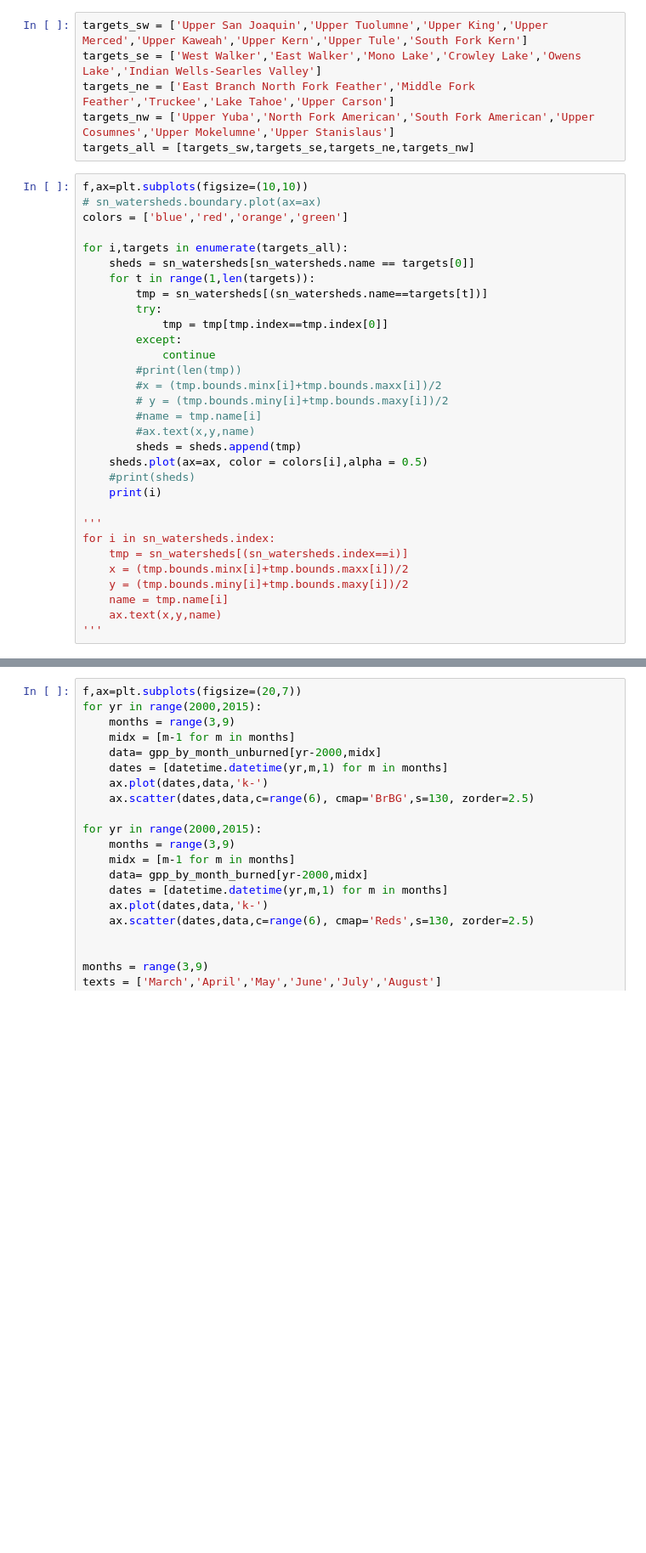
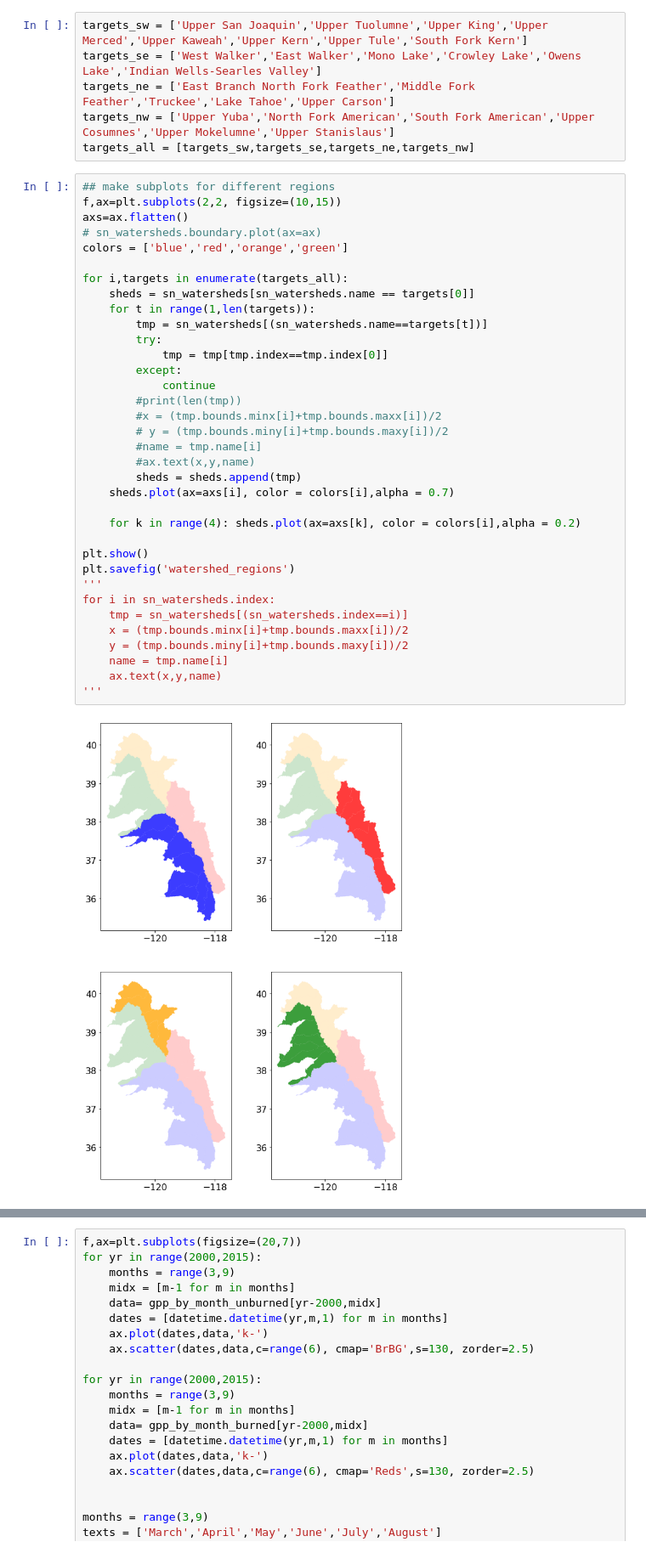
Before and after one commit to mariannecowherd/pe_snow_fires, a Jupyter notebook: scripts/avhrr_ndvi.ipynb, the cells around one changed output, grey strips where cells are left out. Shown at 85% size. Cells and saved outputs as stored; diff of their text form; blank space fills up the shorter version.

```diff
--- a/scripts/avhrr_ndvi.ipynb
+++ b/scripts/avhrr_ndvi.ipynb
@@ -56,34 +56,39 @@ targets_ne = ['East Branch North Fork Feather','Middle Fork Feather','Truckee','
 targets_nw = ['Upper Yuba','North Fork American','South Fork American','Upper Cosumnes','Upper Mokelumne','Upper Stanislaus']
 targets_all = [targets_sw,targets_se,targets_ne,targets_nw]
 # %%
-f,ax=plt.subplots(figsize=(10,10))
+## make subplots for different regions
+f,ax=plt.subplots(2,2, figsize=(10,15))
+axs=ax.flatten()
 # sn_watersheds.boundary.plot(ax=ax)
 colors = ['blue','red','orange','green']
 
 for i,targets in enumerate(targets_all):
     sheds = sn_watersheds[sn_watersheds.name == targets[0]]
     for t in range(1,len(targets)):
         tmp = sn_watersheds[(sn_watersheds.name==targets[t])]
         try:
             tmp = tmp[tmp.index==tmp.index[0]]
         except:
             continue
         #print(len(tmp))
         #x = (tmp.bounds.minx[i]+tmp.bounds.maxx[i])/2
         # y = (tmp.bounds.miny[i]+tmp.bounds.maxy[i])/2
         #name = tmp.name[i]
         #ax.text(x,y,name)
         sheds = sheds.append(tmp)
-    sheds.plot(ax=ax, color = colors[i],alpha = 0.5)
-    #print(sheds)
-    print(i)
+    sheds.plot(ax=axs[i], color = colors[i],alpha = 0.7)
 
+    for k in range(4): sheds.plot(ax=axs[k], color = colors[i],alpha = 0.2)
+
+plt.show()
+plt.savefig('watershed_regions')
 '''
 for i in sn_watersheds.index:
     tmp = sn_watersheds[(sn_watersheds.index==i)]
     x = (tmp.bounds.minx[i]+tmp.bounds.maxx[i])/2
     y = (tmp.bounds.miny[i]+tmp.bounds.maxy[i])/2
     name = tmp.name[i]
     ax.text(x,y,name)
 '''
 # %% [output]
+[figure, new version]
```
Also changed, not shown: parts of 16 cells of this notebook, 6 other files.
